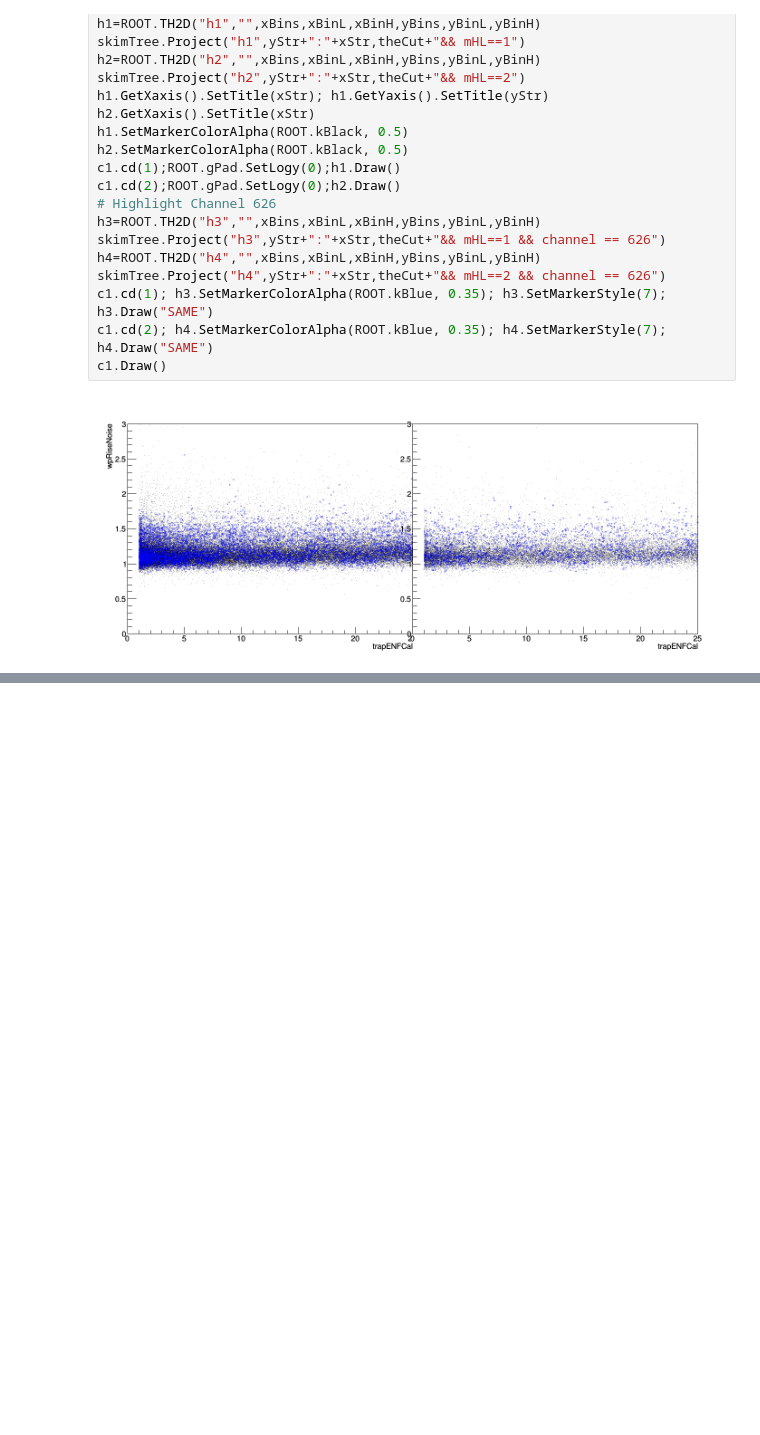
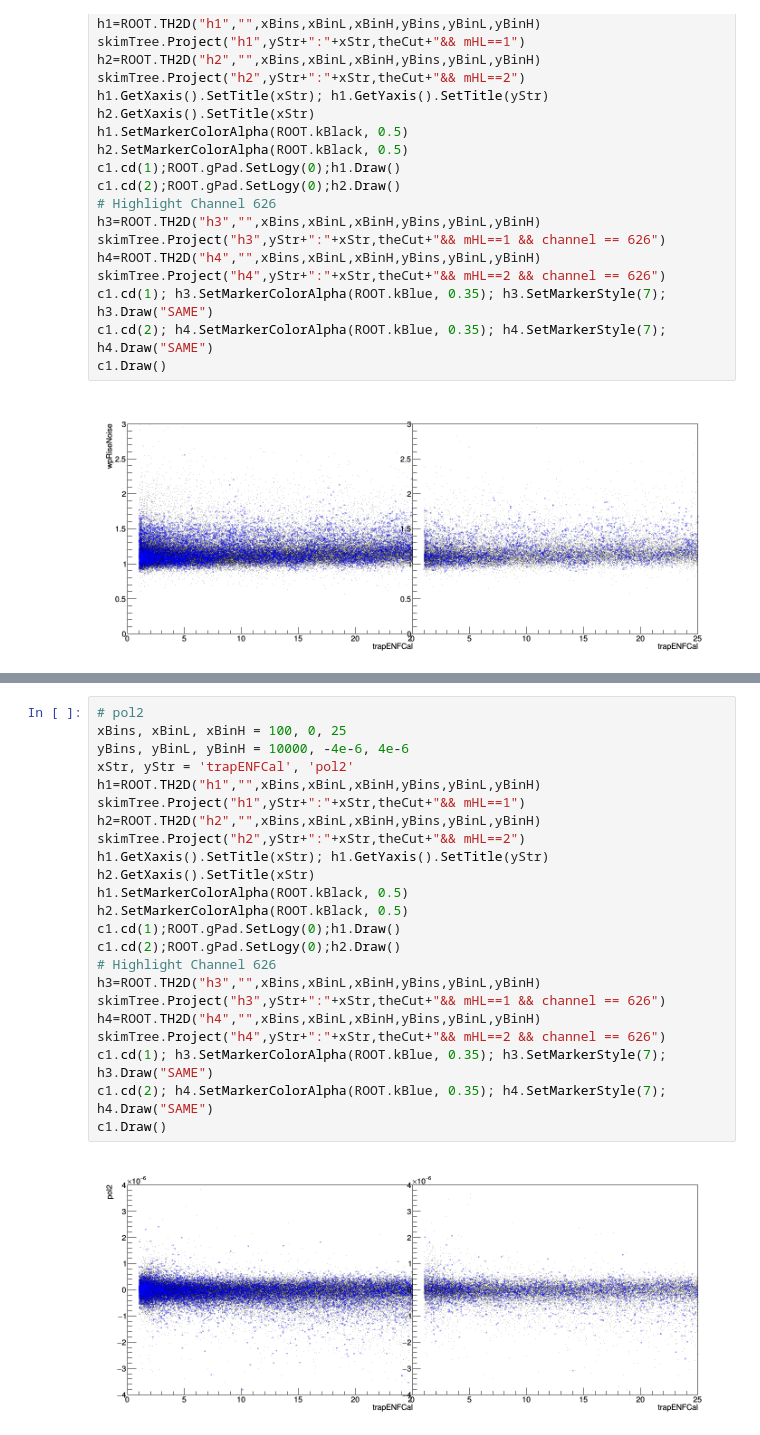
Before and after one commit to wisecg/LAT, a Jupyter notebook: jupyter/LATDiagnostics_DS1Cal.ipynb, the cells around one changed output, grey strips where cells are left out. Drawn from its saved outputs; the diff is of its cells as text; blank space fills up the shorter version.

```diff
--- a/jupyter/LATDiagnostics_DS1Cal.ipynb
+++ b/jupyter/LATDiagnostics_DS1Cal.ipynb
@@ -120,0 +121,25 @@ c1.Draw()
+# %%
+# pol2
+xBins, xBinL, xBinH = 100, 0, 25
+yBins, yBinL, yBinH = 10000, -4e-6, 4e-6
+xStr, yStr = 'trapENFCal', 'pol2'
+h1=ROOT.TH2D("h1","",xBins,xBinL,xBinH,yBins,yBinL,yBinH)
+skimTree.Project("h1",yStr+":"+xStr,theCut+"&& mHL==1")
+h2=ROOT.TH2D("h2","",xBins,xBinL,xBinH,yBins,yBinL,yBinH)
+skimTree.Project("h2",yStr+":"+xStr,theCut+"&& mHL==2")
+h1.GetXaxis().SetTitle(xStr); h1.GetYaxis().SetTitle(yStr)
+h2.GetXaxis().SetTitle(xStr)
+h1.SetMarkerColorAlpha(ROOT.kBlack, 0.5)
+h2.SetMarkerColorAlpha(ROOT.kBlack, 0.5)
+c1.cd(1);ROOT.gPad.SetLogy(0);h1.Draw()
+c1.cd(2);ROOT.gPad.SetLogy(0);h2.Draw()
+# Highlight Channel 626
+h3=ROOT.TH2D("h3","",xBins,xBinL,xBinH,yBins,yBinL,yBinH)
+skimTree.Project("h3",yStr+":"+xStr,theCut+"&& mHL==1 && channel == 626")
+h4=ROOT.TH2D("h4","",xBins,xBinL,xBinH,yBins,yBinL,yBinH)
+skimTree.Project("h4",yStr+":"+xStr,theCut+"&& mHL==2 && channel == 626")
+c1.cd(1); h3.SetMarkerColorAlpha(ROOT.kBlue, 0.35); h3.SetMarkerStyle(7); h3.Draw("SAME")
+c1.cd(2); h4.SetMarkerColorAlpha(ROOT.kBlue, 0.35); h4.SetMarkerStyle(7); h4.Draw("SAME")
+c1.Draw()
+# %% [output]
+[figure, added]
```
Also changed, not shown: parts of 4 cells of this notebook.
